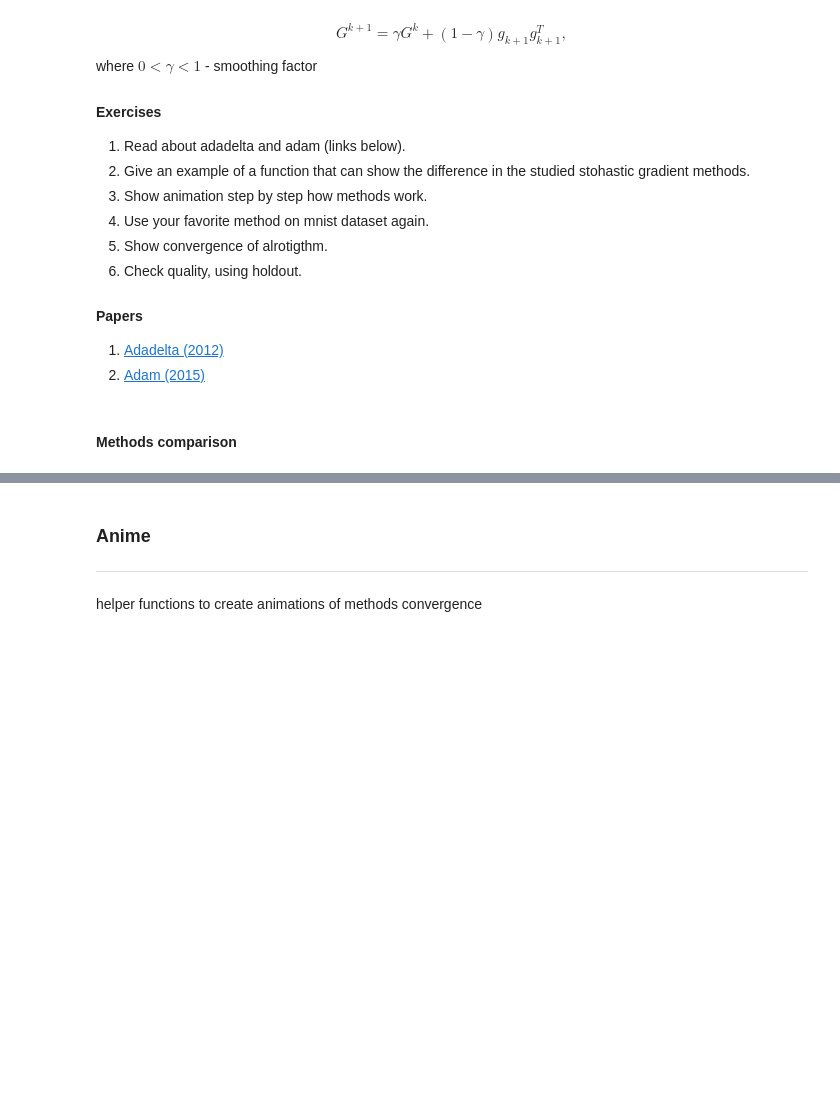
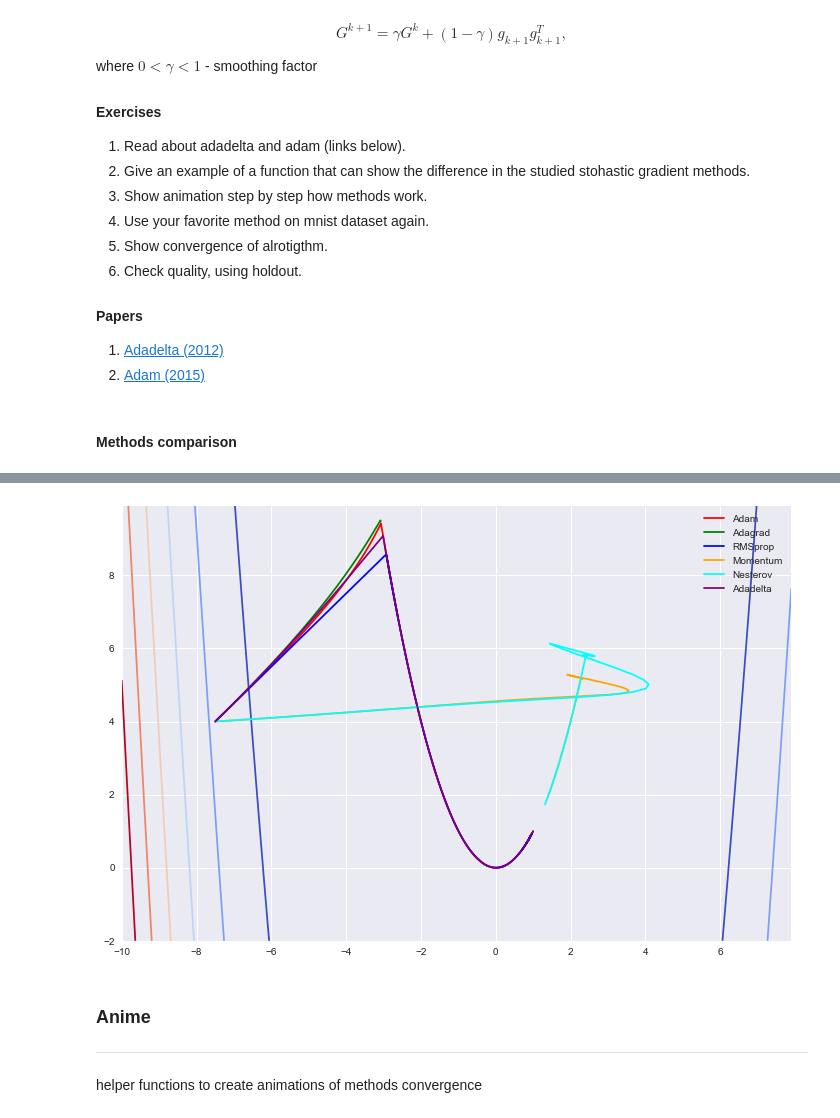
Before and after one commit to puhsu/renju, a Jupyter notebook: labs/lab-1.ipynb, the cells around one changed output, grey strips where cells are left out. Drawn from its saved outputs; the diff is of its cells as text; code cells hidden in the pictures; blank space fills up the shorter version.

Commit message:
Fixed bug in Adadelta, refactored code (AFTER DEADLINE)

```diff
--- a/labs/lab-1.ipynb
+++ b/labs/lab-1.ipynb
@@ -1201,0 +1154,89 @@ Finished... Iterations:  100000
+# %%
+start_point=np.array([-7.5, 4.0])
+
+momentum_point, momentum_path = momentum_gradient_descent(df=rosenbrock_grad,
+                                                          x_init=start_point,
+                                                          step=1e-5,
+                                                          gamma=0.8,
+                                                          max_iters=160000,
+                                                          path=np.array([start_point]))
+print("At point ({0[0]:.3f}, {0[1]:.3f}) "
+      "with value {1:.3f}".format(momentum_point, rosenbrock_func(*momentum_point)))
+
+nesterov_point, nesterov_path = nesterov_accelerated_descent(df=rosenbrock_grad,
+                                                             x_init=start_point,
+                                                             step=1e-5,
+                                                             gamma=0.9,
+                                                             max_iters=100000,
+                                                             path=np.array([start_point]))
+print("At point ({0[0]:.3f}, {0[1]:.3f}) "
+      "with value {1:.3f}".format(nesterov_point, rosenbrock_func(*nesterov_point)))
+
+
+adagrad_point, adagrad_path = adagrad(df=rosenbrock_grad,
+                                      x_init=start_point,
+                                      step=0.1,
+                                      iters_count=50000,
+                                      path=np.array([start_point]))
+
+print("At point ({0[0]:.3f}, {0[1]:.3f}) "
+      "with value {1:.3f}".format(adagrad_point, rosenbrock_func(*adagrad_point)))
+
+
+rms_prop_point, rms_prop_path = rms_prop(df=rosenbrock_grad,
+                                         x_init=start_point,
+                                         step=2e-3,
+                                         gamma=0.8,
+                                         iters_count=10000,
+                                         path=np.array([start_point]))
+
+print("At point ({0[0]:.3f}, {0[1]:.3f}) "
+      "with value {1:.3f}".format(rms_prop_point, rosenbrock_func(*rms_prop_point)))
+
+
+adadelta_point, adadelta_path = adadelta(df=rosenbrock_grad,
+                                         x_init=start_point,
+                                         gamma=0.6,
+                                         iters_count=50000,
+                                         path=np.array([start_point]))
+
+
+print("At point ({0[0]:.3f}, {0[1]:.3f}) "
+      "with value {1:.3f}".format(adadelta_point, rosenbrock_func(*adadelta_point)))
+
+
+adam_point, adam_path = adam(df=rosenbrock_grad,
+                             x_init=start_point,
+                             step=0.1,
+                             beta1=.9,
+                             beta2=.999,
+                             iters_count=15000,
+                             path=np.array([start_point]))
+
+
+
+print("At point ({0[0]:.3f}, {0[1]:.3f}) "
+      "with value {1:.3f}".format(adam_point, rosenbrock_func(*adam_point)))
+
+
+
+
+x = np.arange(-10.0, 8.0, .1)
+y = np.arange(-2.0, 10.0, .1)
+X, Y = np.meshgrid(x, y)
+Z = rosenbrock_func(X, Y)
+
+plt.figure(figsize=(12, 8))
+
+plt.contour(X, Y, Z, cmap=cm.coolwarm)
+
+plt.plot(adam_path[:,0], adam_path[:,1], marker='', color='red', label='Adam')
+plt.plot(adagrad_path[:,0], adagrad_path[:,1], marker='', color='green', label='Adagrad')
+plt.plot(rms_prop_path[:,0], rms_prop_path[:,1], marker='', color='blue', label='RMSprop')
+plt.plot(momentum_path[:,0], momentum_path[:,1], marker='', color='orange', label='Momentum')
+plt.plot(nesterov_path[:,0], nesterov_path[:,1], marker='', color='cyan', label='Nesterov')
+plt.plot(adadelta_path[:,0], adadelta_path[:,1], marker='', color='purple', label='Adadelta')
+
+plt.legend()
+plt.show()
+# %% [output]
@@ -1202,3 +1255,4 @@ Finished... Iterations:  100000
+[figure, added]
 # %% [markdown]
 ### Anime
 ---
```
Also changed, not shown: parts of 30 cells of this notebook, 1 other file.
